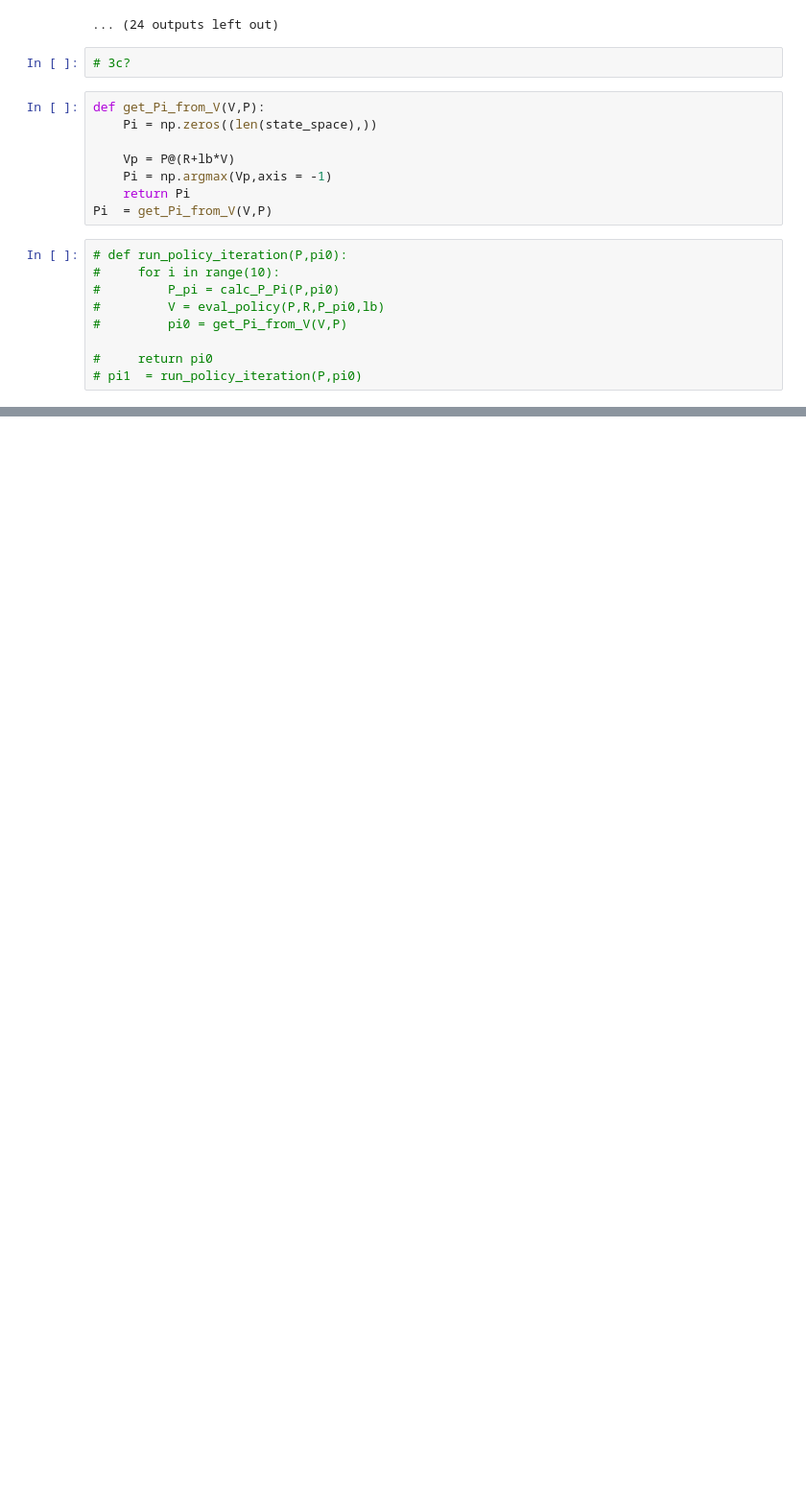
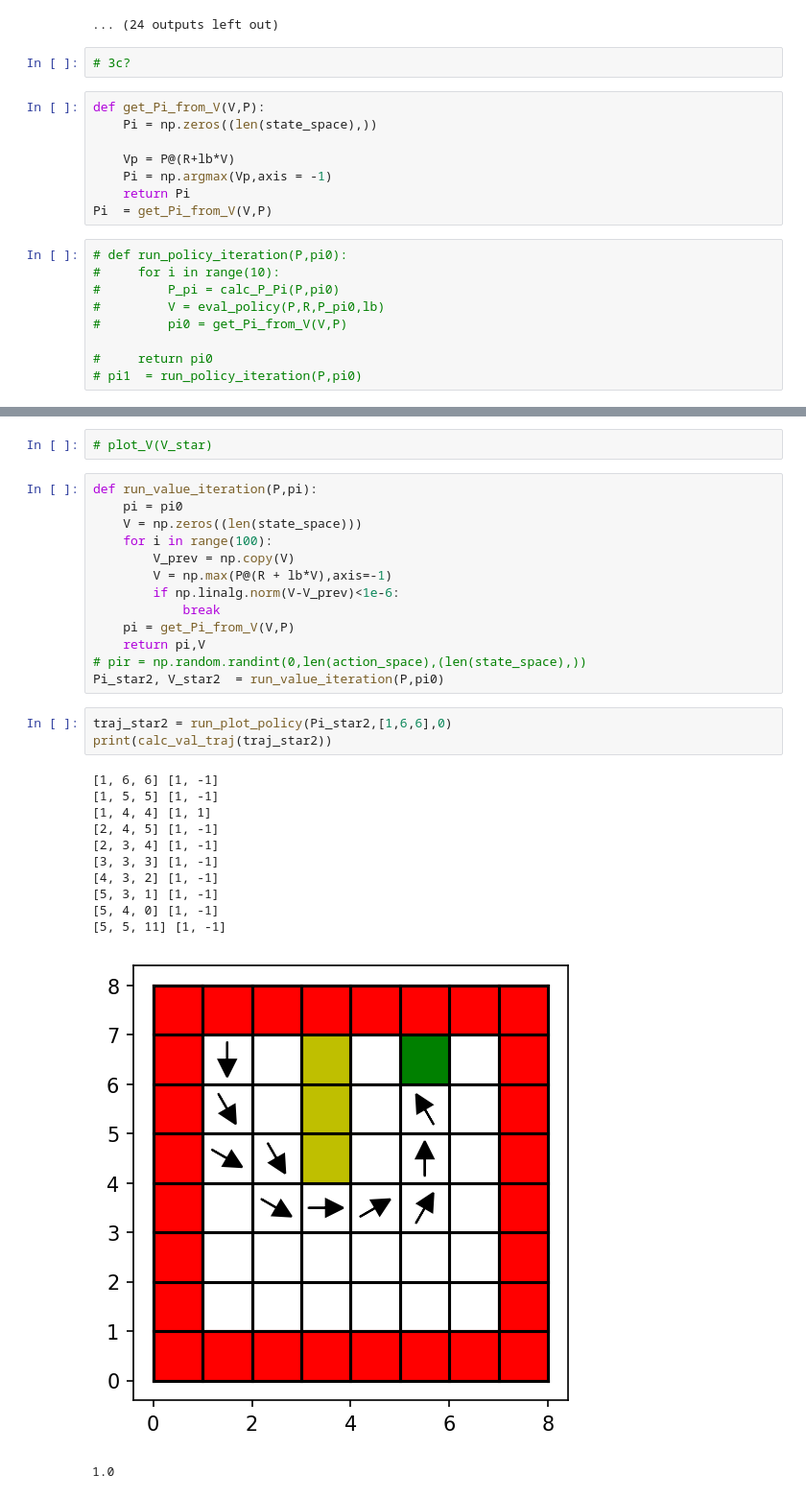
Before and after one commit to samer1248/ECE209AS-Lab1, a Jupyter notebook: project1.ipynb, the cells around one changed output, grey strips where cells are left out. Shown at 96% size. Cells and saved outputs as stored; diff of their text form; blank space fills up the shorter version.

```diff
--- a/project1.ipynb
+++ b/project1.ipynb
@@ -468,0 +481,31 @@ plot_V(V_star)
+# %%
+# plot_V(V_star)
+# %%
+def run_value_iteration(P,pi):
+    pi = pi0
+    V = np.zeros((len(state_space)))
+    for i in range(100):
+        V_prev = np.copy(V)
+        V = np.max(P@(R + lb*V),axis=-1)
+        if np.linalg.norm(V-V_prev)<1e-6:
+            break
+    pi = get_Pi_from_V(V,P)
+    return pi,V
+# pir = np.random.randint(0,len(action_space),(len(state_space),))
+Pi_star2, V_star2  = run_value_iteration(P,pi0)
+# %%
+traj_star2 = run_plot_policy(Pi_star2,[1,6,6],0)
+print(calc_val_traj(traj_star2))
+# %% [output]
+[1, 6, 6] [1, -1]
+[1, 5, 5] [1, -1]
+[1, 4, 4] [1, 1]
+[2, 4, 5] [1, -1]
+[2, 3, 4] [1, -1]
+[3, 3, 3] [1, -1]
+[4, 3, 2] [1, -1]
+[5, 3, 1] [1, -1]
+[5, 4, 0] [1, -1]
+[5, 5, 11] [1, -1]
+[figure, added]
+1.0
```
Also changed, not shown: parts of 12 cells of this notebook.
